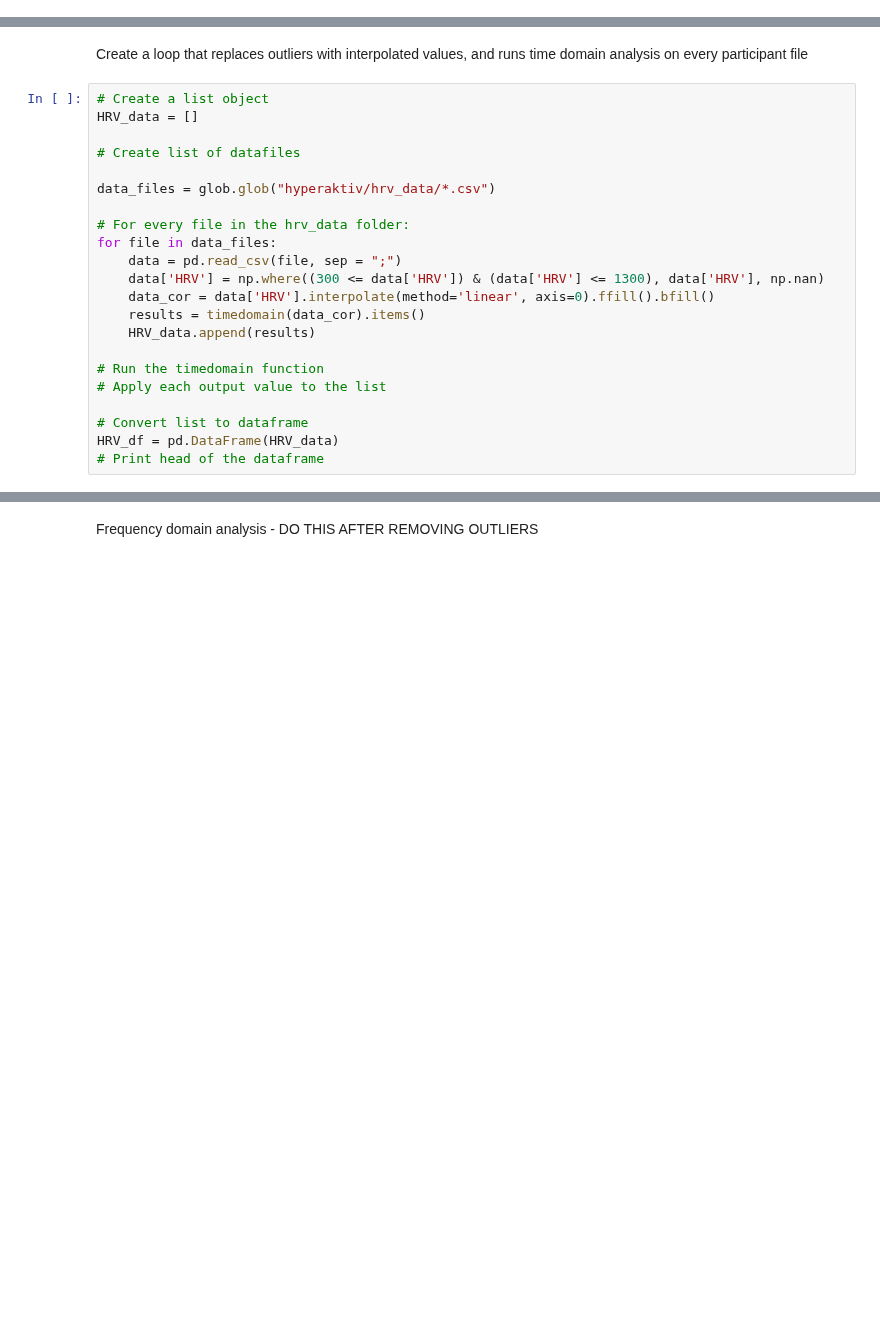
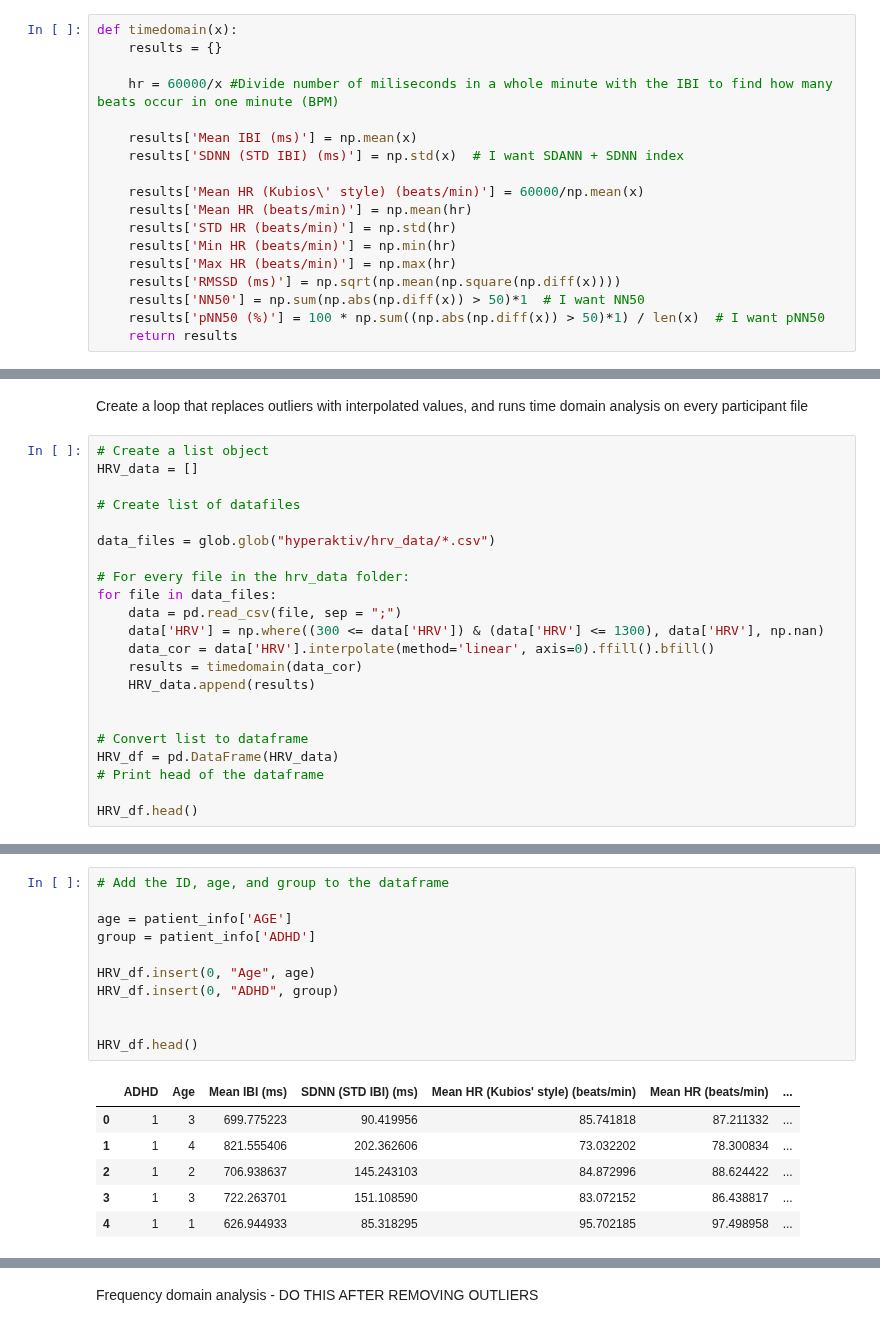
Before and after one commit to GacildaAnne/Thesis-ADHD-HRV, a Jupyter notebook: Thesis_code.ipynb, the cells around one changed output, grey strips where cells are left out. Drawn from its saved outputs; the diff is of its cells as text; blank space fills up the shorter version.

Commit message:
Creating function for calculating SDANN and SDNN Index

```diff
--- a/Thesis_code.ipynb
+++ b/Thesis_code.ipynb
@@ -299,2 +340,20 @@ Time domain metrics - IBI-intervals:
 # %% [markdown]
 Create a function for time domain analysis
+# %%
+def timedomain(x):
+    results = {}
+
+    hr = 60000/x #Divide number of miliseconds in a whole minute with the IBI to find how many beats occur in one minute (BPM)
+
+    results['Mean IBI (ms)'] = np.mean(x)
+    results['SDNN (STD IBI) (ms)'] = np.std(x)  # I want SDANN + SDNN index
+
+    results['Mean HR (Kubios\' style) (beats/min)'] = 60000/np.mean(x)
+    results['Mean HR (beats/min)'] = np.mean(hr)
+    results['STD HR (beats/min)'] = np.std(hr)
+    results['Min HR (beats/min)'] = np.min(hr)
+    results['Max HR (beats/min)'] = np.max(hr)
+    results['RMSSD (ms)'] = np.sqrt(np.mean(np.square(np.diff(x))))
+    results['NN50'] = np.sum(np.abs(np.diff(x)) > 50)*1  # I want NN50
+    results['pNN50 (%)'] = 100 * np.sum((np.abs(np.diff(x)) > 50)*1) / len(x)  # I want pNN50
+    return results
@@ -313,12 +385,12 @@ for file in data_files:
     data = pd.read_csv(file, sep = ";")
     data['HRV'] = np.where((300 <= data['HRV']) & (data['HRV'] <= 1300), data['HRV'], np.nan)
     data_cor = data['HRV'].interpolate(method='linear', axis=0).ffill().bfill()
-    results = timedomain(data_cor).items()
+    results = timedomain(data_cor)
     HRV_data.append(results)
 
-# Run the timedomain function
-# Apply each output value to the list
 
 # Convert list to dataframe
 HRV_df = pd.DataFrame(HRV_data)
 # Print head of the dataframe
+
+HRV_df.head()
@@ -333,0 +404,18 @@ HRV_df.head()
+# %%
+# Add the ID, age, and group to the dataframe
+
+age = patient_info['AGE']
+group = patient_info['ADHD']
+
+HRV_df.insert(0, "Age", age)
+HRV_df.insert(0, "ADHD", group)
+
+
+HRV_df.head()
+# %% [output]
+|  | ADHD | Age | Mean IBI (ms) | SDNN (STD IBI) (ms) | Mean HR (Kubios' style) (beats/min) | Mean HR (beats/min) | ... |
+| 0 | 1 | 3 | 699.775223 | 90.419956 | 85.741818 | 87.211332 | ... |
+| 1 | 1 | 4 | 821.555406 | 202.362606 | 73.032202 | 78.300834 | ... |
+| 2 | 1 | 2 | 706.938637 | 145.243103 | 84.872996 | 88.624422 | ... |
+| 3 | 1 | 3 | 722.263701 | 151.108590 | 83.072152 | 86.438817 | ... |
+| 4 | 1 | 1 | 626.944933 | 85.318295 | 95.702185 | 97.498958 | ... |
```
Also changed, not shown: parts of 9 cells of this notebook.
